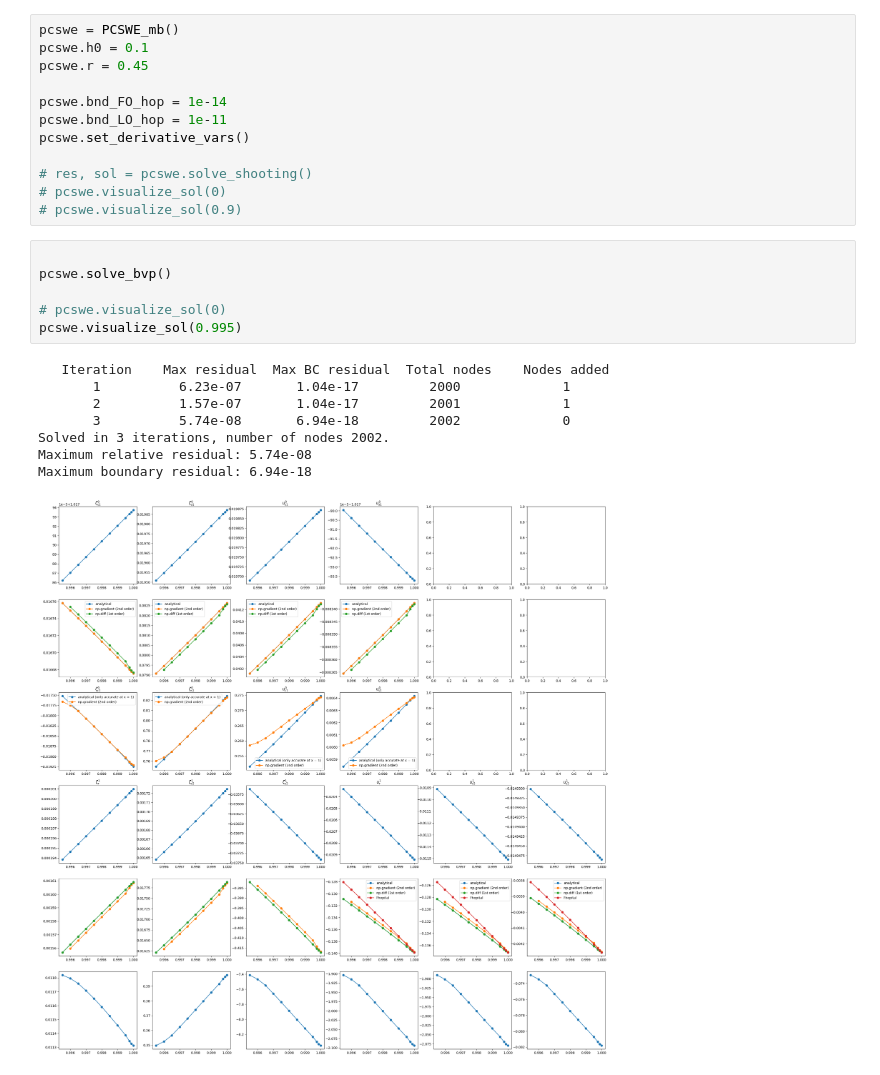
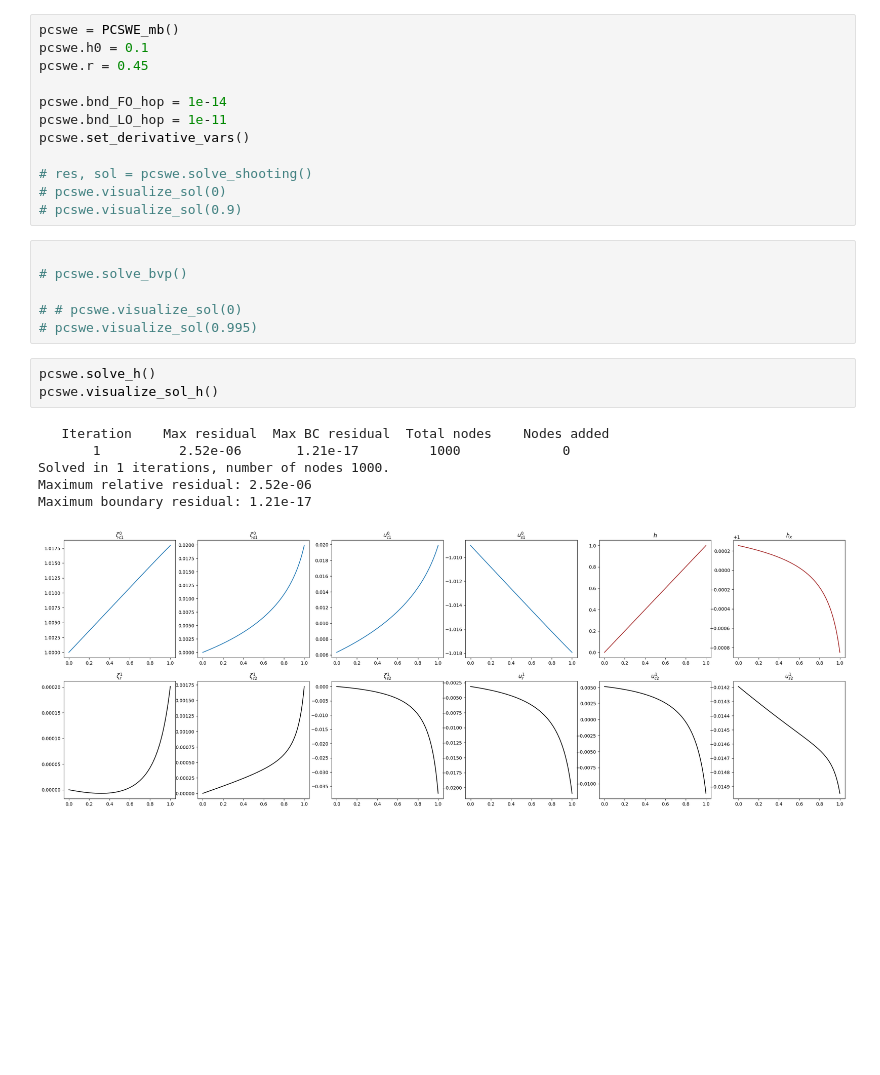
Before and after one commit to Jone-Liekens/Perturbation, a Jupyter notebook: classical_mb/test_pcswe_mb.ipynb, the cells around one changed output. Drawn from its saved outputs; the diff is of its cells as text; blank space fills up the shorter version.

```diff
--- a/classical_mb/test_pcswe_mb.ipynb
+++ b/classical_mb/test_pcswe_mb.ipynb
@@ -23,16 +26,17 @@ pcswe.set_derivative_vars()
 # pcswe.visualize_sol(0.9)
 # %%
 
-pcswe.solve_bvp()
+# pcswe.solve_bvp()
 
-# pcswe.visualize_sol(0)
-pcswe.visualize_sol(0.995)
+# # pcswe.visualize_sol(0)
+# pcswe.visualize_sol(0.995)
-# %% [output]
-   Iteration    Max residual  Max BC residual  Total nodes    Nodes added
-       1          6.23e-07       1.04e-17         2000             1
-       2          1.57e-07       1.04e-17         2001             1
-       3          5.74e-08       6.94e-18         2002             0
-Solved in 3 iterations, number of nodes 2002.
-Maximum relative residual: 5.74e-08
-Maximum boundary residual: 6.94e-18
-[figure, removed]
+# %%
+pcswe.solve_h()
+pcswe.visualize_sol_h()
+# %% [output]
+   Iteration    Max residual  Max BC residual  Total nodes    Nodes added
+       1          2.52e-06       1.21e-17         1000             0
+Solved in 1 iterations, number of nodes 1000.
+Maximum relative residual: 2.52e-06
+Maximum boundary residual: 1.21e-17
+[figure, added]
```
Also changed, not shown: parts of 1 cell of this notebook, 2 other files.
